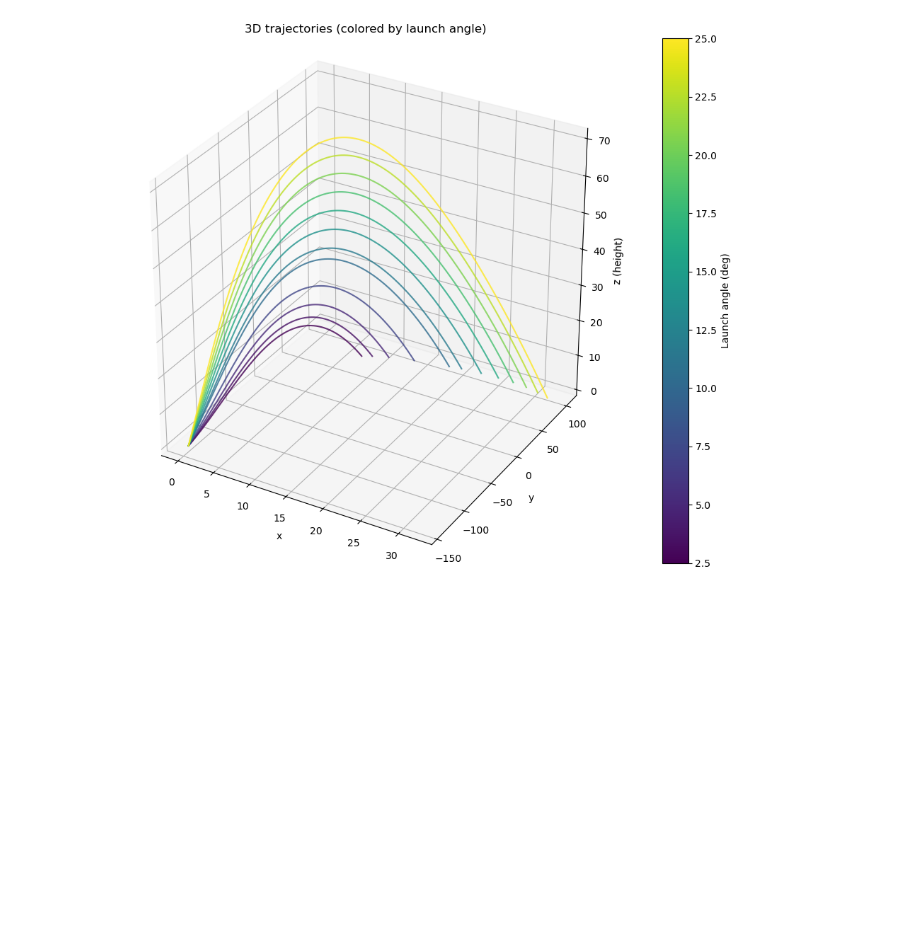
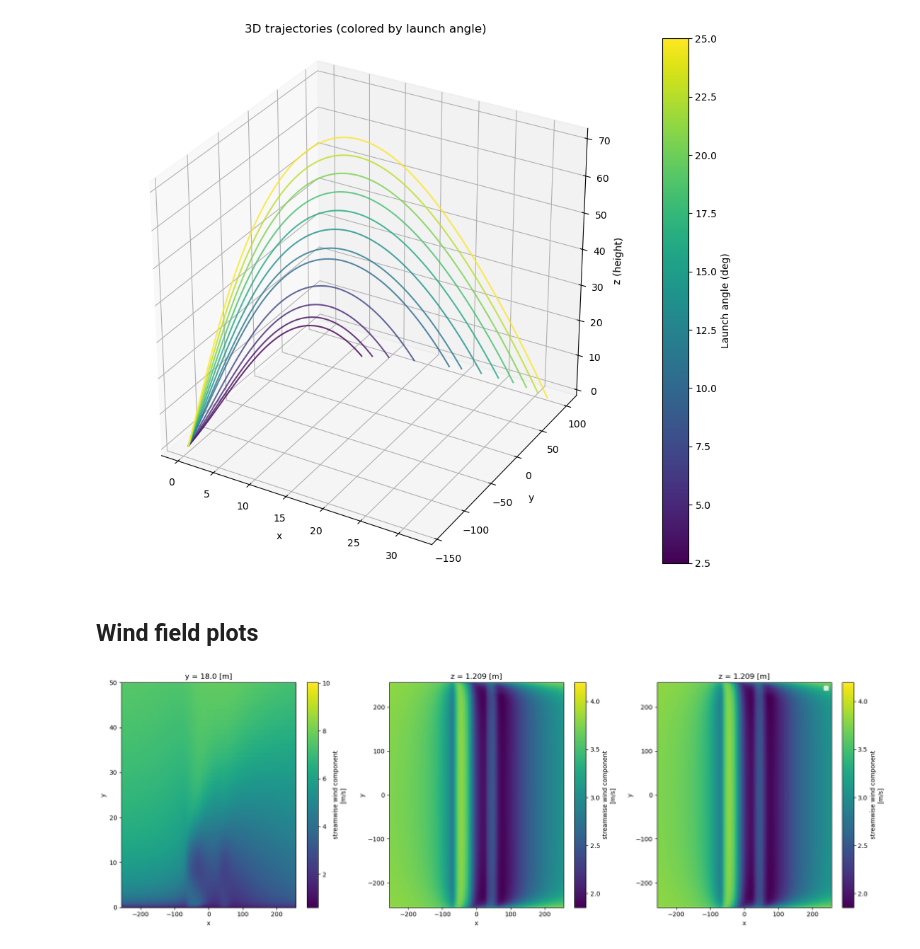
Before and after one commit to JacobManniche/Bachelor_legeplads, a Jupyter notebook: demos/corridor demo.ipynb, the cells around one changed output. Cells and saved outputs as stored; diff of their text form; code cells hidden in the pictures; blank space fills up the shorter version.

```diff
--- a/demos/corridor demo.ipynb
+++ b/demos/corridor demo.ipynb
@@ -669,3 +677,83 @@ fig.show()
 # %% [output]
 [figure]
 [figure]
+# %% [markdown]
+## Wind field plots
+# %%
+# Looking at the corridor case
+import pandas as pd
+import numpy as np
+import matplotlib.pyplot as plt
+from Tracer import WindField, Trajectory
+from Tracer.solvers import solver_rk45, solver_euler
+import xarray as xr
+
+filepath_corr = r'C:\Users\allpe\OneDrive\Skrivebord\DTU\Bachelorprojekt\Bachelor_legeplads\demos\nc files\flowdata_corr_wd270.nc'
+
+U_ref = 6
+r = 100
+corr_wf = WindField(profile='rans',ds=filepath_corr, U_ref=U_ref)
+
+fig, ax = plt.subplots(1, 3, figsize=(18, 6))
+
+# =========================
+# LEFT: X-Z (CARRY PROFILE)
+# =========================
+U_slice = corr_wf.ds.U.isel(y=100)
+
+U_slice.plot(
+    x="x",
+    y="z",
+    ax=ax[0],
+    cmap="viridis",
+    add_colorbar=True
+)
+
+ax[0].set_xlim(-256, 256)
+ax[0].set_ylim(0, 50)
+ax[0].set_xlabel('x')
+ax[0].set_ylabel('y')
+#ax[0].set_title('wind field + trajectory')
+# =========================
+# MIDDLE: Y-Z (SIDE DRIFT)
+# =========================
+U_slice = corr_wf.ds.U.isel(z=10)
+
+U_slice.plot(
+    x="x",
+    y="y",
+    ax=ax[1],
+    cmap="viridis",
+    add_colorbar=True
+)
+
+ax[1].set_xlim(-256, 256)
+ax[1].set_ylim(-256, 256)
+ax[1].set_xlabel('x')
+ax[1].set_ylabel('y')
+#ax[1].set_title('wind field + trajectory')
+
+# =========================
+# RIGHT: XY HEATMAP
+# =========================
+Z_slice = corr_wf.ds.U.isel(z=10)
+
+Z_slice.plot(
+    x="x",
+    y="y",
+    ax=ax[2],
+    cmap="viridis",
+    add_colorbar=True
+)
+
+ax[2].set_xlim(-256, 256)
+ax[2].set_ylim(-256, 256)
+ax[2].set_xlabel('x')
+ax[2].set_ylabel('y')
+#ax[2].set_title('wind field + trajectory')
+ax[2].legend()
+
+plt.tight_layout()
+plt.show()
+# %% [output]
+[figure, added]
```
Also changed, not shown: parts of 5 cells of this notebook, 2 other files.
